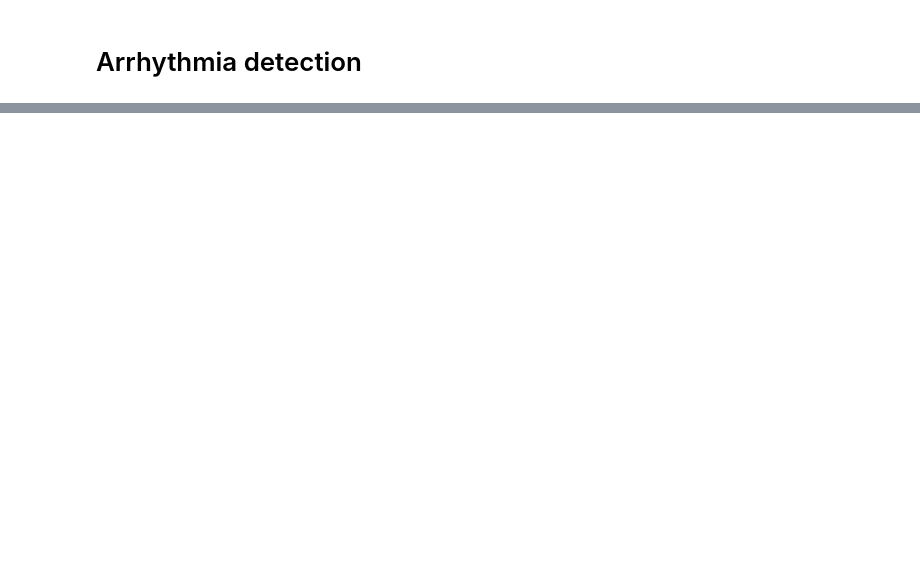
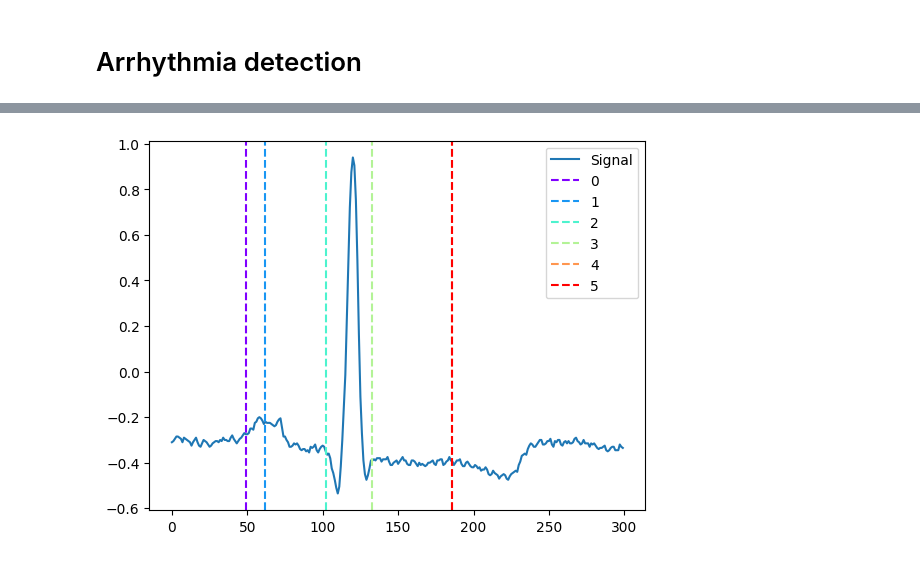
Before and after one commit to MarinBareza/ArrhythmiaDetection, a Jupyter notebook: ArrhythmiaDetection.ipynb, the cells around one changed output, grey strips where cells are left out. Drawn from its saved outputs; the diff is of its cells as text; code cells hidden in the pictures; blank space fills up the shorter version.

```diff
--- a/ArrhythmiaDetection.ipynb
+++ b/ArrhythmiaDetection.ipynb
@@ -28,5 +31,9 @@ from util import map_peak_annotations
 # %%
 # From the BIH database docs
-beat_annotations = ['N', 'L', 'R', 'B', 'A', 'a', 'J', 'S', 'V', 'r', 'F', 'e', 'j', 'n', 'E', '/', 'f', 'Q', '?']
+db_file = 'mit-bih-arrhythmia-database-1.0.0'
+records_filename = 'records_dwt.pkl'
+dataframe_filename = 'dataframe_dwt.pkl'
+grid_search_filename = 'grid_search.pkl'
+beat_annotations = ['N', 'L', 'R', 'B', 'A', 'a', 'J', 'S', 'V', 'r', 'F', 'e', 'j', 'n', 'E', '/', 'f']
 sampling_rate = 360
 # %% [markdown]
@@ -63,3 +111,0 @@ sampling_rate = 360
-# %%
-with open('records.pkl', 'rb') as file:
-    records = pickle.load(file)
@@ -83,0 +132,10 @@ with open('records.pkl', 'rb') as file:
+# %%
+plot = nk.events_plot([np.array(records[0]['waves_peaks']['ECG_P_Onsets'][:1]) - 250,
+                       np.array(records[0]['waves_peaks']['ECG_P_Offsets'][:1]) - 250,
+                       np.array(records[0]['waves_peaks']['ECG_R_Onsets'][:1]) - 250,
+                       np.array(records[0]['waves_peaks']['ECG_R_Offsets'][:1]) - 250,
+                       np.array(records[0]['waves_peaks']['ECG_T_Offsets'][:1]) - 250,
+                       np.array(records[0]['waves_peaks']['ECG_T_Offsets'][:1]) - 250],
+                      records[0]['ecg_signal'][250:550])
+# %% [output]
+[figure, added]
```
Also changed, not shown: parts of 37 cells of this notebook, 1 other file.
